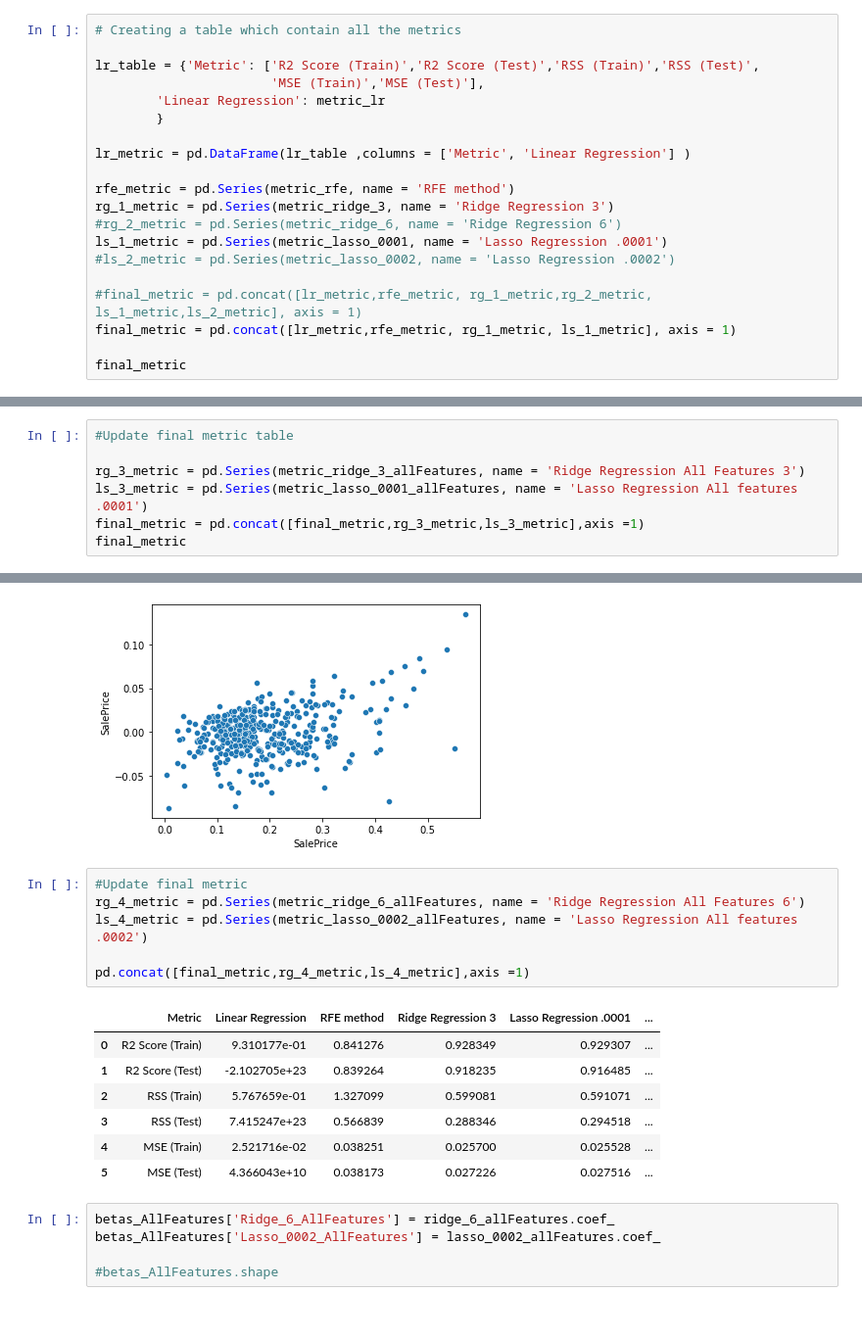
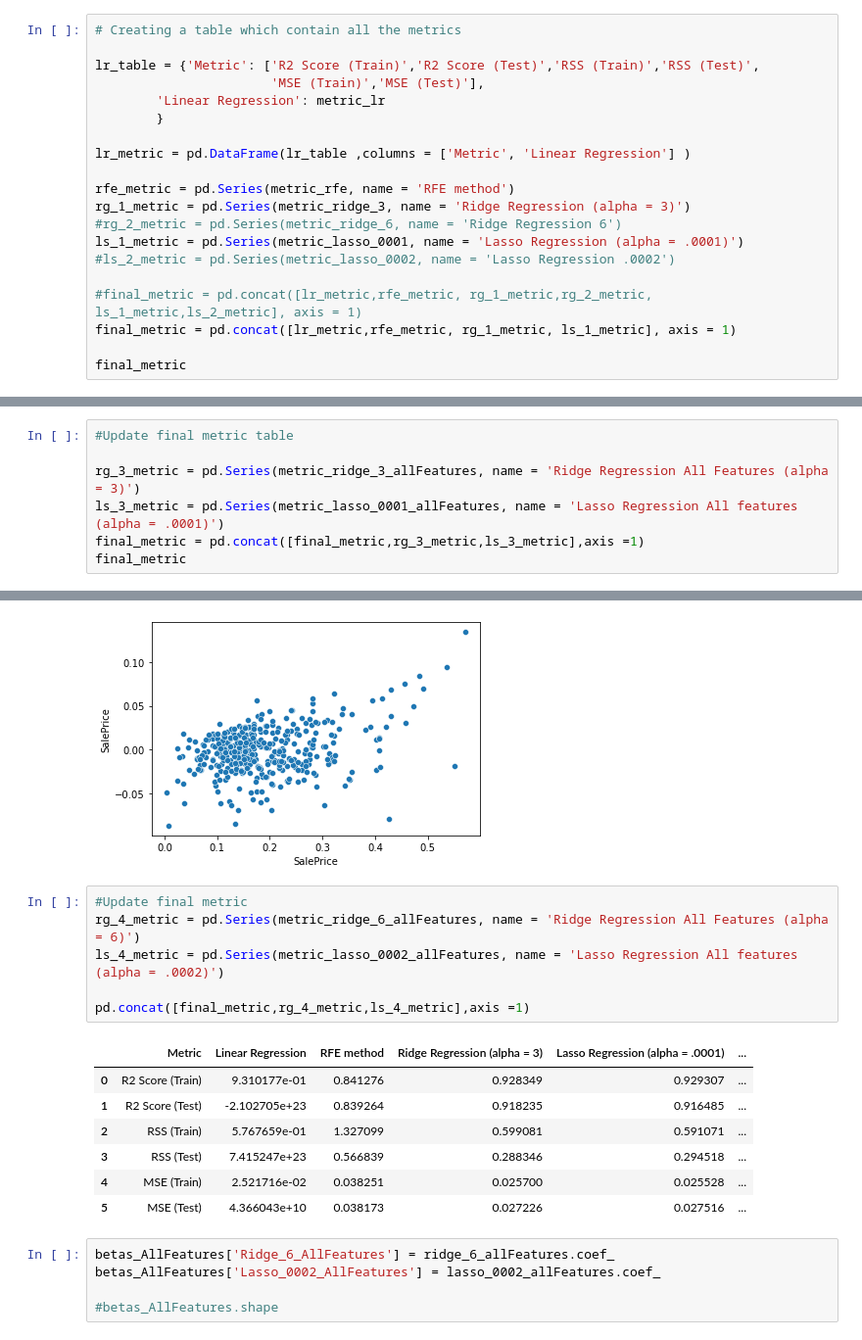
Before and after one commit to gautamjoshi1984/Advanced_Regression_Assignment, a Jupyter notebook: Advanced_Regression.ipynb, the cells around one changed output, grey strips where cells are left out. Shown at 98% size. Cells and saved outputs as stored; diff of their text form.

```diff
--- a/Advanced_Regression.ipynb
+++ b/Advanced_Regression.ipynb
@@ -1261,9 +1261,9 @@ lr_table = {'Metric': ['R2 Score (Train)','R2 Score (Test)','RSS (Train)','RSS (
 lr_metric = pd.DataFrame(lr_table ,columns = ['Metric', 'Linear Regression'] )
 
 rfe_metric = pd.Series(metric_rfe, name = 'RFE method')
-rg_1_metric = pd.Series(metric_ridge_3, name = 'Ridge Regression 3')
+rg_1_metric = pd.Series(metric_ridge_3, name = 'Ridge Regression (alpha = 3)')
 #rg_2_metric = pd.Series(metric_ridge_6, name = 'Ridge Regression 6')
-ls_1_metric = pd.Series(metric_lasso_0001, name = 'Lasso Regression .0001')
+ls_1_metric = pd.Series(metric_lasso_0001, name = 'Lasso Regression (alpha = .0001)')
 #ls_2_metric = pd.Series(metric_lasso_0002, name = 'Lasso Regression .0002')
 
 #final_metric = pd.concat([lr_metric,rfe_metric, rg_1_metric,rg_2_metric, ls_1_metric,ls_2_metric], axis = 1)
@@ -1746,8 +1746,8 @@ MSE test: 0.0006895743743693049
 # %%
 #Update final metric table
 
-rg_3_metric = pd.Series(metric_ridge_3_allFeatures, name = 'Ridge Regression All Features 3')
-ls_3_metric = pd.Series(metric_lasso_0001_allFeatures, name = 'Lasso Regression All features .0001')
+rg_3_metric = pd.Series(metric_ridge_3_allFeatures, name = 'Ridge Regression All Features (alpha = 3)')
+ls_3_metric = pd.Series(metric_lasso_0001_allFeatures, name = 'Lasso Regression All features (alpha = .0001)')
 final_metric = pd.concat([final_metric,rg_3_metric,ls_3_metric],axis =1)
 final_metric
 # %% [output]
@@ -1987,12 +1987,12 @@ MSE test: 0.0007180259510246932
 [figure]
 # %%
 #Update final metric
-rg_4_metric = pd.Series(metric_ridge_6_allFeatures, name = 'Ridge Regression All Features 6')
-ls_4_metric = pd.Series(metric_lasso_0002_allFeatures, name = 'Lasso Regression All features .0002')
+rg_4_metric = pd.Series(metric_ridge_6_allFeatures, name = 'Ridge Regression All Features (alpha = 6)')
+ls_4_metric = pd.Series(metric_lasso_0002_allFeatures, name = 'Lasso Regression All features (alpha = .0002)')
 
 pd.concat([final_metric,rg_4_metric,ls_4_metric],axis =1)
 # %% [output]
-|  | Metric | Linear Regression | RFE method | Ridge Regression 3 | Lasso Regression .0001 | ... |
+|  | Metric | Linear Regression | RFE method | Ridge Regression (alpha = 3) | Lasso Regression (alpha = .0001) | ... |
 | 0 | R2 Score (Train) | 9.310177e-01 | 0.841276 | 0.928349 | 0.929307 | ... |
 | 1 | R2 Score (Test) | -2.102705e+23 | 0.839264 | 0.918235 | 0.916485 | ... |
 | 2 | RSS (Train) | 5.767659e-01 | 1.327099 | 0.599081 | 0.591071 | ... |
```
Also changed, not shown: parts of 16 cells of this notebook.
